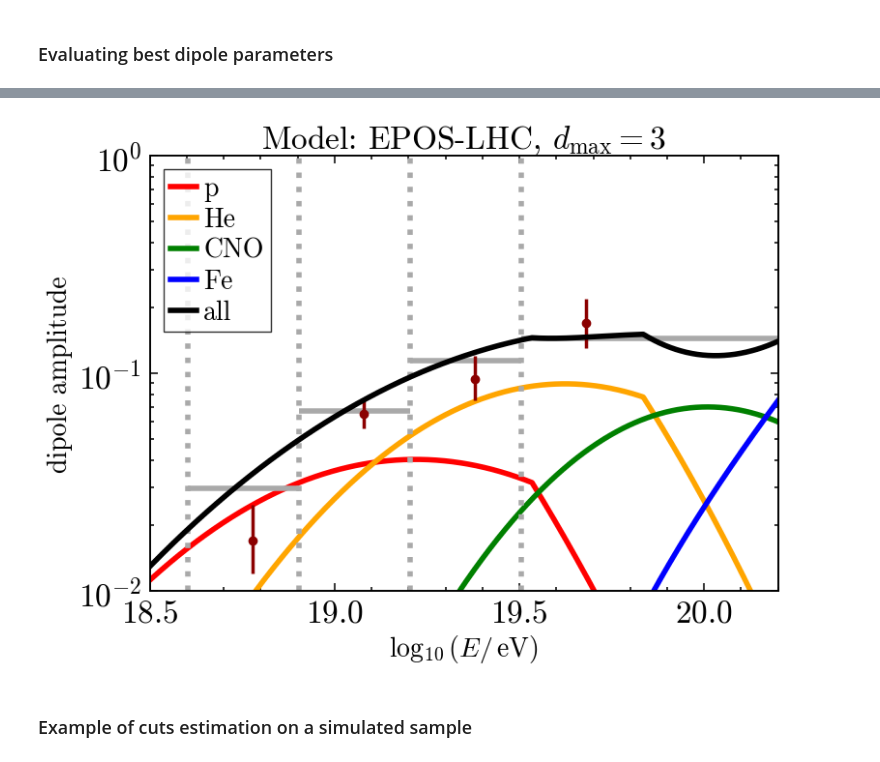
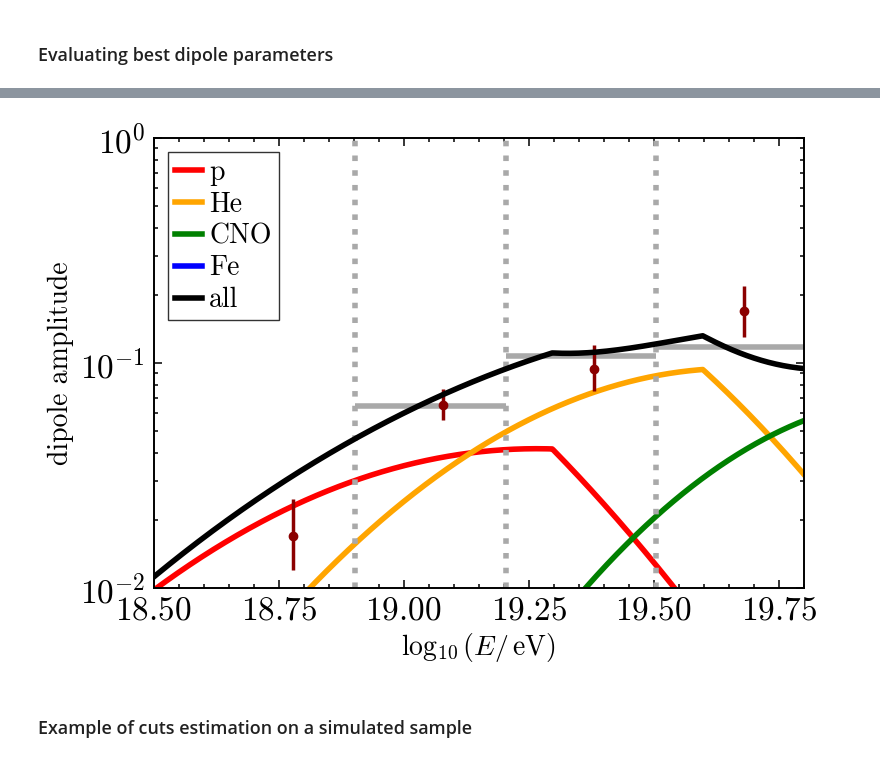
Before and after one commit to paolo-magnani/aixnet_simulations, a Jupyter notebook: plots_laquila.ipynb, the cells around one changed output, grey strips where cells are left out. Cells and saved outputs as stored; diff of their text form; code cells hidden in the pictures.

```diff
--- a/plots_laquila.ipynb
+++ b/plots_laquila.ipynb
@@ -8,9 +8,11 @@ This notebook produces all the necessary plots for l'Aquila. Since there is no E
 from simulated_dipole import *
 import matplotlib.pyplot as plt
 
+# globally setting d_max
+d_max = 1
 
 # calling the class for dipole parameters
-dp = dipole_parameters('EPOS', 3, 1000) # which model, which dmax, how many steps
+dp = dipole_parameters('EPOS', d_max, 1000) # which model, which dmax, how many steps
 res, d, beta = dp.evaluate() # results to plot, optimal dipole amplitude, optimal beta
 # %% [output]
 Model chosen: EPOS
@@ -57,45 +62,52 @@ plt.show()
 # %%
+# define classes for later
 es = energy_spectrum()
-dip = simulated_dipole(model='EPOS')
-mf = mass_fractions(model='EPOS')
+dip = simulated_dipole('EPOS')
+mf = mass_fractions('EPOS')
+
+# fixing parameters found in simulations
+dip.d_r = d
+dip.beta_r = beta
+
 
 ene = np.linspace(np.log10(3e18),np.log10(200e18), num=1000)
 dtot = np.zeros_like(ene)
 
 plt.figure(figsize=(10,6))
-plt.title(r'Model: EPOS-LHC, $d_\mathrm{max}=3$')
+# plt.title(rf'Model: EPOS-LHC, $d_\mathrm{{max}}={d_max}$')
 for name in names:
     if name == 'Fe':
-        ddd = dip.dipole_dependence(name, np.power(10, ene - 18), 3)*(1 - (mf.fraction_func('p', ene) + mf.fraction_func('He', ene) + mf.fraction_func('CNO', ene)))
+        ddd = dp.dipole_func(name, np.power(10, ene - 18), d, beta, d_max)*(1 - (mf.fraction_func('p', ene) + mf.fraction_func('He', ene) + mf.fraction_func('CNO', ene)))
         plt.plot(ene, ddd, label=f'{name}', linewidth=4, color=colors[name])
         dtot += ddd
     else:
-        ddd = dip.dipole_dependence(name, np.power(10, ene - 18), 3)*mf.fraction_func(name, ene)
+        ddd = dp.dipole_func(name, np.power(10, ene - 18), d, beta, d_max)*mf.fraction_func(name, ene)
         plt.plot(ene, ddd, label=f'{name}', linewidth=4, color=colors[name])
         dtot += ddd
 for i in range(len(energies[:-1])):
-    E = energies[i]
-    Eplus = energies[i+1]
-    enetwo = np.linspace(E, Eplus)
-    Z_sum = np.zeros_like(enetwo)
-    for name in charges:
-        if name == 'Fe':
-            Z_sum += dip.dipole_dependence(name, enetwo/1e18, 3)*(1 - (mf.fraction_func('p', np.log10(enetwo)) + mf.fraction_func('He', np.log10(enetwo)) + mf.fraction_func('CNO', np.log10(enetwo))))
-        else:
-            Z_sum += dip.dipole_dependence(name, enetwo/1e18, 3)*mf.fraction_func(name, np.log10(enetwo))
-    plt.hlines(np.sum(es.spectrum_func_simpl(enetwo/1e18)*Z_sum)/np.sum(es.spectrum_func_simpl(enetwo/1e18)), np.log10(E), np.log10(Eplus),lw=4, color='darkgrey')
-    plt.axvline(np.log10(E), lw=4, color='darkgrey', ls=':')
+    if i>=1: # skipping the first bin 4-8 EeV
+        E = energies[i]
+        Eplus = energies[i+1]
+        enetwo = np.linspace(E, Eplus)
+        Z_sum = np.zeros_like(enetwo)
+        for name in charges:
+            if name == 'Fe':
+                Z_sum += dip.dipole_dependence(name, enetwo/1e18, d_max)*(1 - (mf.fraction_func('p', np.log10(enetwo)) + mf.fraction_func('He', np.log10(enetwo)) + mf.fraction_func('CNO', np.log10(enetwo))))
+            else:
+                Z_sum += dip.dipole_dependence(name, enetwo/1e18, d_max)*mf.fraction_func(name, np.log10(enetwo))
+        plt.hlines(np.sum(es.spectrum_func_simpl(enetwo/1e18)*Z_sum)/np.sum(es.spectrum_func_simpl(enetwo/1e18)), np.log10(E), np.log10(Eplus),lw=4, color='darkgrey')
+        plt.axvline(np.log10(E), lw=4, color='darkgrey', ls=':')
 plt.errorbar(np.log10(1.5*mid_ene), dipole_values, yerr=dipole_errors, ls='', marker='o', color='darkred')
 plt.plot(ene, dtot, label='all', linewidth=4, color='k')
 plt.xlabel(r'$\log_{10}(E/\, \mathrm{eV})$')
 plt.ylabel('dipole amplitude')
 plt.ylim(1e-2, 1)
-plt.xlim(18.5, 20.2)
+plt.xlim(18.5, 19.8)
 plt.yscale('log')
 plt.legend(loc='upper left')
 plt.show()
 # %% [output]
-[figure, old version]
+[figure, new version]
 # %% [markdown]
 ### Example of cuts estimation on a simulated sample
 # %%
```
Also changed, not shown: parts of 6 cells of this notebook, 1 other file.
